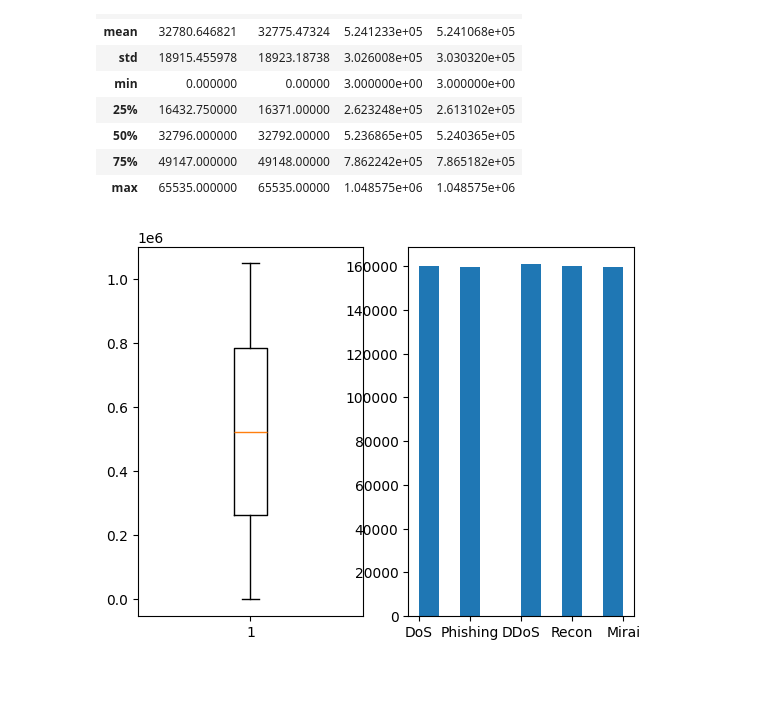
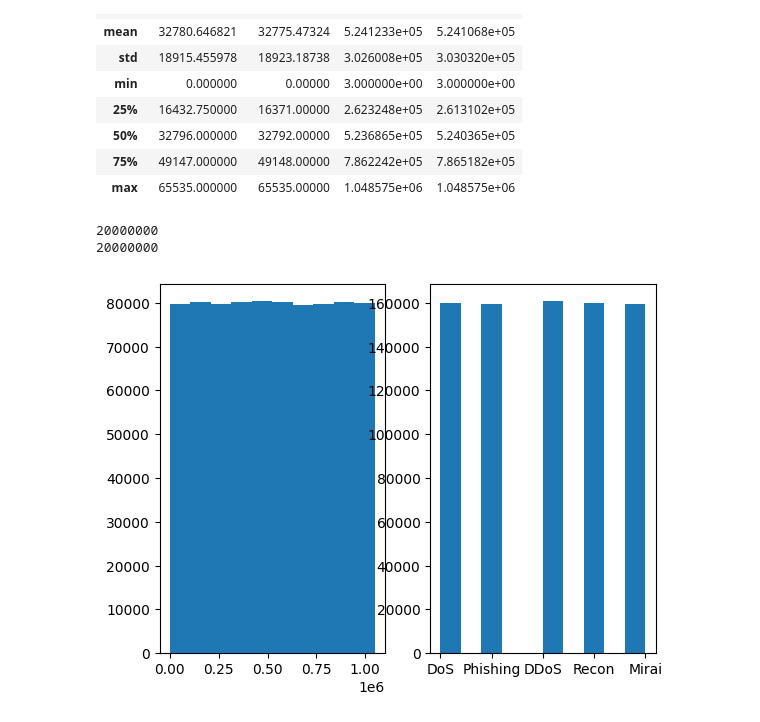
Before and after one commit to hodge-py/Coding_assignments, a Jupyter notebook: Information and Networking Security/CourseProject/malware.ipynb, the cells around one changed output. Cells and saved outputs as stored; diff of their text form; code cells hidden in the pictures; blank space fills up the shorter version.

```diff
--- a/Information and Networking Security/CourseProject/malware.ipynb
+++ b/Information and Networking Security/CourseProject/malware.ipynb
@@ -55,14 +56,21 @@ label = LabelEncoder()
 for x in df:
     if df[x].dtype == 'object':
         df2[x] = label.fit_transform(df2[x])
+# %%
+print(df2.size)
+df2.drop_duplicates(inplace=True)
+print(df2.size)
+# %% [output]
+20000000
+20000000
 # %%
 X = df2.drop(columns=['attack_type',"src_ipv4","src_ipv6","src_mac","src_port","dest_port"])
 y = df2["attack_type"]
 # %%
 plt.subplot(1,2,1)
-plt.boxplot(df['duration'])
+plt.hist(df['duration'])
 plt.subplot(1,2,2)
 plt.hist(df["attack_type"])
 plt.show()
 # %% [output]
-[figure, old version]
+[figure, new version]
```
Also changed, not shown: parts of 1 cell of this notebook.
